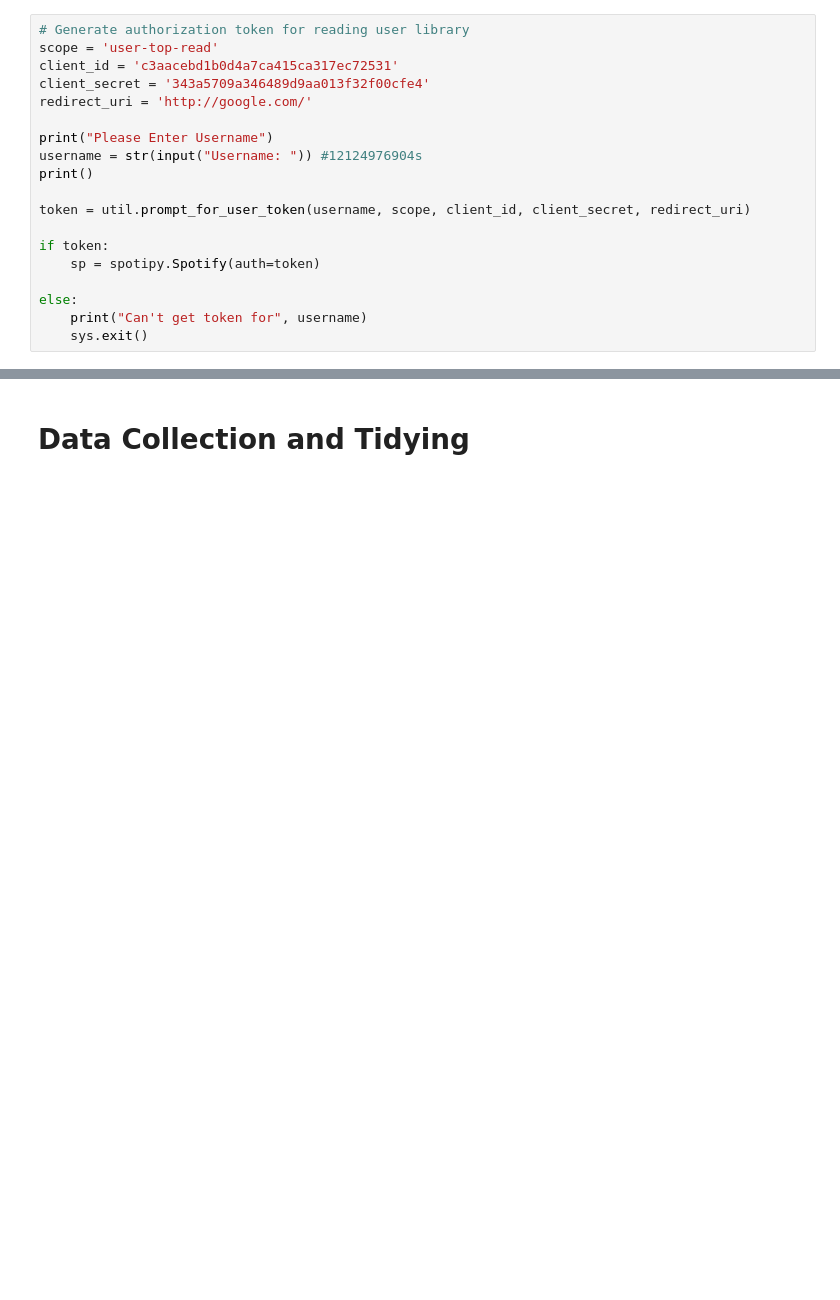
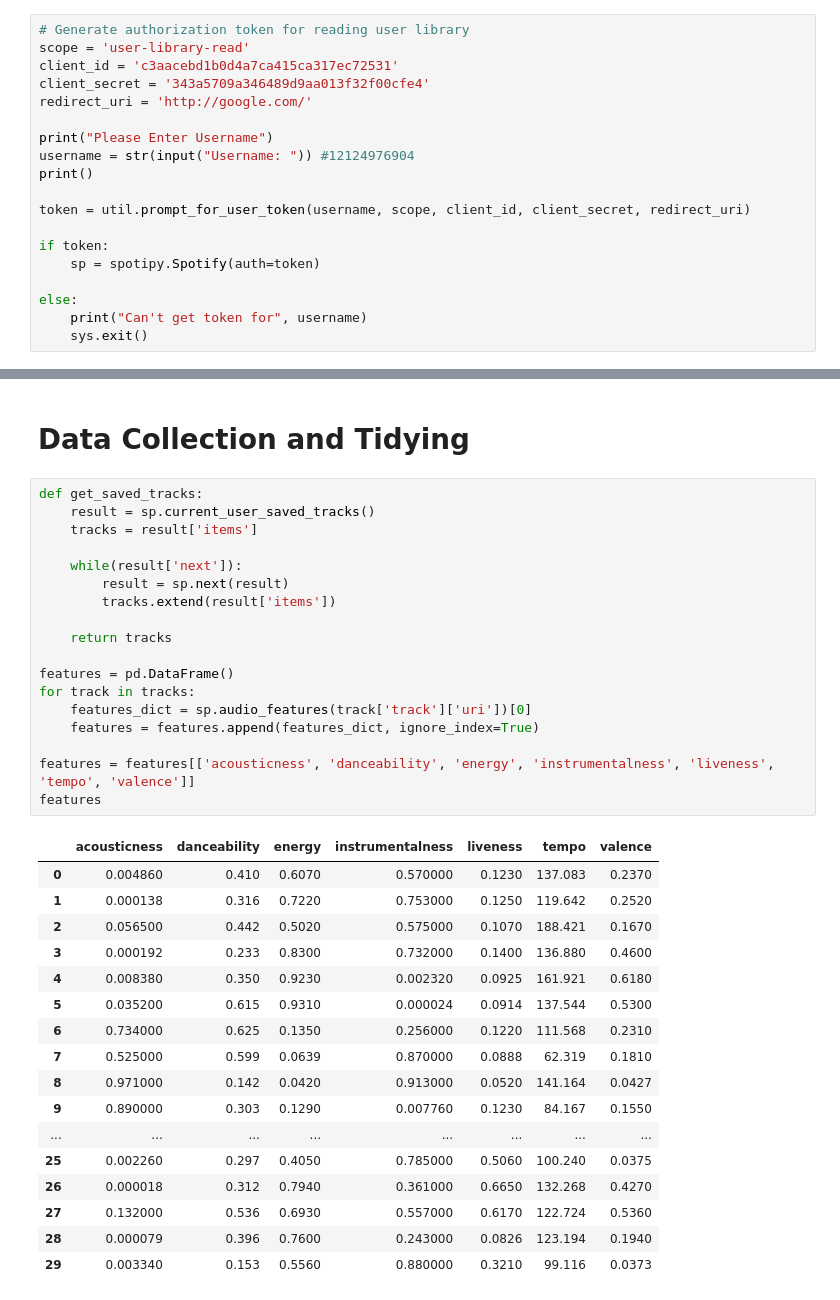
Before and after one commit to oikheloa/oikheloa.github.io, a Jupyter notebook: Final/CMSC320_Final_Project.ipynb, the cells around one changed output, grey strips where cells are left out. Saved outputs shown, nothing was run; the diff lists cells and outputs as text; blank space fills up the shorter version.

```diff
--- a/Final/CMSC320_Final_Project.ipynb
+++ b/Final/CMSC320_Final_Project.ipynb
@@ -7,13 +8,13 @@ import spotipy.util as util
 # Authorization for Spotify Profile Access
 # %%
 # Generate authorization token for reading user library
-scope = 'user-top-read'
+scope = 'user-library-read'
 client_id = 'c3aacebd1b0d4a7ca415ca317ec72531'
 client_secret = '343a5709a346489d9aa013f32f00cfe4'
 redirect_uri = 'http://google.com/'
 
 print("Please Enter Username")
-username = str(input("Username: ")) #12124976904s
+username = str(input("Username: ")) #12124976904
 print()
 
 token = util.prompt_for_user_token(username, scope, client_id, client_secret, redirect_uri)
@@ -30,2 +45,38 @@ Username: 12124976904s
 # %% [markdown]
 # Data Collection and Tidying
+# %%
+def get_saved_tracks:
+    result = sp.current_user_saved_tracks()
+    tracks = result['items']
+
+    while(result['next']):
+        result = sp.next(result)
+        tracks.extend(result['items'])
+
+    return tracks
+
+features = pd.DataFrame()
+for track in tracks:
+    features_dict = sp.audio_features(track['track']['uri'])[0]
+    features = features.append(features_dict, ignore_index=True)
+
+features = features[['acousticness', 'danceability', 'energy', 'instrumentalness', 'liveness', 'tempo', 'valence']]
+features
+# %% [output]
+|  | acousticness | danceability | energy | instrumentalness | liveness | tempo | valence |
+| 0 | 0.004860 | 0.410 | 0.6070 | 0.570000 | 0.1230 | 137.083 | 0.2370 |
+| 1 | 0.000138 | 0.316 | 0.7220 | 0.753000 | 0.1250 | 119.642 | 0.2520 |
+| 2 | 0.056500 | 0.442 | 0.5020 | 0.575000 | 0.1070 | 188.421 | 0.1670 |
+| 3 | 0.000192 | 0.233 | 0.8300 | 0.732000 | 0.1400 | 136.880 | 0.4600 |
+| 4 | 0.008380 | 0.350 | 0.9230 | 0.002320 | 0.0925 | 161.921 | 0.6180 |
+| 5 | 0.035200 | 0.615 | 0.9310 | 0.000024 | 0.0914 | 137.544 | 0.5300 |
+| 6 | 0.734000 | 0.625 | 0.1350 | 0.256000 | 0.1220 | 111.568 | 0.2310 |
+| 7 | 0.525000 | 0.599 | 0.0639 | 0.870000 | 0.0888 | 62.319 | 0.1810 |
+| 8 | 0.971000 | 0.142 | 0.0420 | 0.913000 | 0.0520 | 141.164 | 0.0427 |
+| 9 | 0.890000 | 0.303 | 0.1290 | 0.007760 | 0.1230 | 84.167 | 0.1550 |
+| ... | ... | ... | ... | ... | ... | ... | ... |
+| 25 | 0.002260 | 0.297 | 0.4050 | 0.785000 | 0.5060 | 100.240 | 0.0375 |
+| 26 | 0.000018 | 0.312 | 0.7940 | 0.361000 | 0.6650 | 132.268 | 0.4270 |
+| 27 | 0.132000 | 0.536 | 0.6930 | 0.557000 | 0.6170 | 122.724 | 0.5360 |
+| 28 | 0.000079 | 0.396 | 0.7600 | 0.243000 | 0.0826 | 123.194 | 0.1940 |
+| 29 | 0.003340 | 0.153 | 0.5560 | 0.880000 | 0.3210 | 99.116 | 0.0373 |
```
Also changed, not shown: parts of 4 cells of this notebook, 6 other files.
